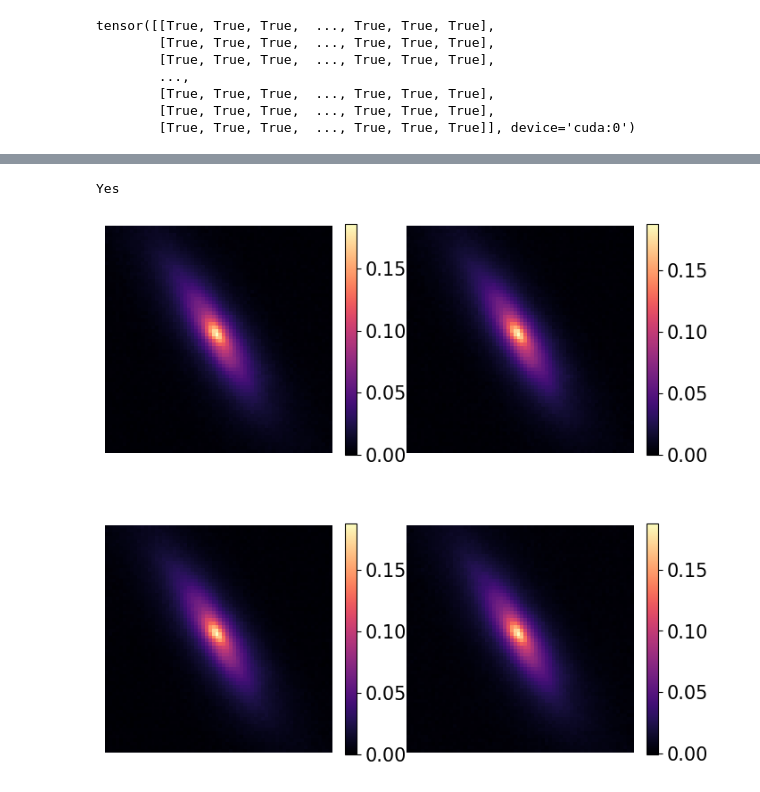
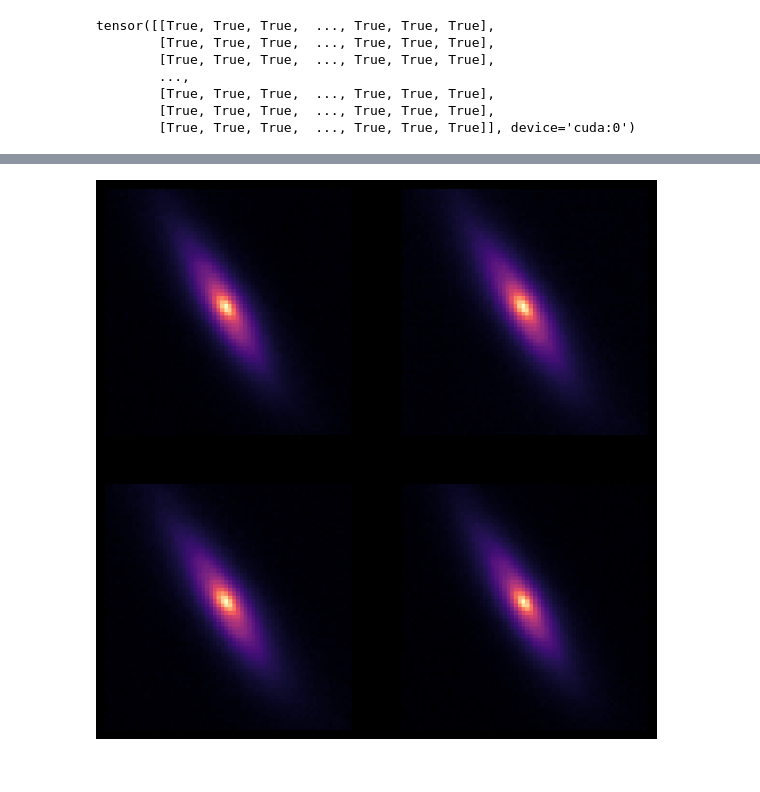
Before and after one commit to EnceladeCandy/bayesian-imaging-radio, a Jupyter notebook: notebooks/inference.ipynb, the cells around one changed output, grey strips where cells are left out. Drawn from its saved outputs; the diff is of its cells as text; code cells hidden in the pictures.

```diff
--- a/notebooks/inference.ipynb
+++ b/notebooks/inference.ipynb
@@ -156,10 +118,11 @@ from forward_model import model, model_to_plot
 # %%
 t = torch.zeros(size = (1,1)).to(device)
 
-model_parameters = (S, B, C, 96)
+pad = 96
+model_parameters = (S, B, C, pad)
 x = prior_samples[0]
 
 # Creating an observation
-sigma_y = 1e-4
+sigma_y = 1e-2
 y = model(t, x, score_model = score_model, model_parameters = model_parameters)
 y += sigma_y * torch.randn_like(y)
@@ -234,38 +197,28 @@ def score_posterior(t, x, y, sigma_y, forward_model, score_model, score_likeliho
 # )
 num_samples = 4
 pred_steps = 500
-corr_steps = 2
+corr_steps = 20
 snr = 0.1
-samples = pc_sampler(
+samples = euler_sampler(
     y = y,
     sigma_y = sigma_y,
     forward_model = model,
     score_model = score_model,
     score_likelihood = score_likelihood,
     model_parameters = model_parameters,
-    num_samples = 4,
+    num_samples = num_samples,
     pc_params = (pred_steps, corr_steps, snr),
     img_size = (64, 64),
     keep_chain = False,
-    test_time= False
+    debug_mode= False
 )
-# %%
-samples_dir = "/home/noedia/probes"
-
-if "probes" in samples_dir:
-    print("Yes")
-# %% [output]
-Yes
-# %%
-fig, axs = plt.subplots(2, 2, figsize = (4*2, 4*2))
-
-
-k = 0
-for i in range(2):
-    for j in range(2):
-        im = axs[i, j].imshow(link_function(samples[k]).squeeze().cpu(), norm = norm, cmap = "magma")
-        plt.colorbar(im, fraction = 0.046)
-        axs[i,j].axis("off")
-        k+=1
-# %% [output]
-[figure, removed]
+# %%
+# Plotting results
+
+fig, axs = plt.subplots(2, 2, figsize = (8, 8))
+
+for i, ax in enumerate(axs.flatten()):
+        ax.imshow(samples[i].squeeze().cpu(), cmap = "magma")
+        ax.axis("off")
+# %% [output]
+[figure, added]
```
Also changed, not shown: parts of 17 cells of this notebook.
